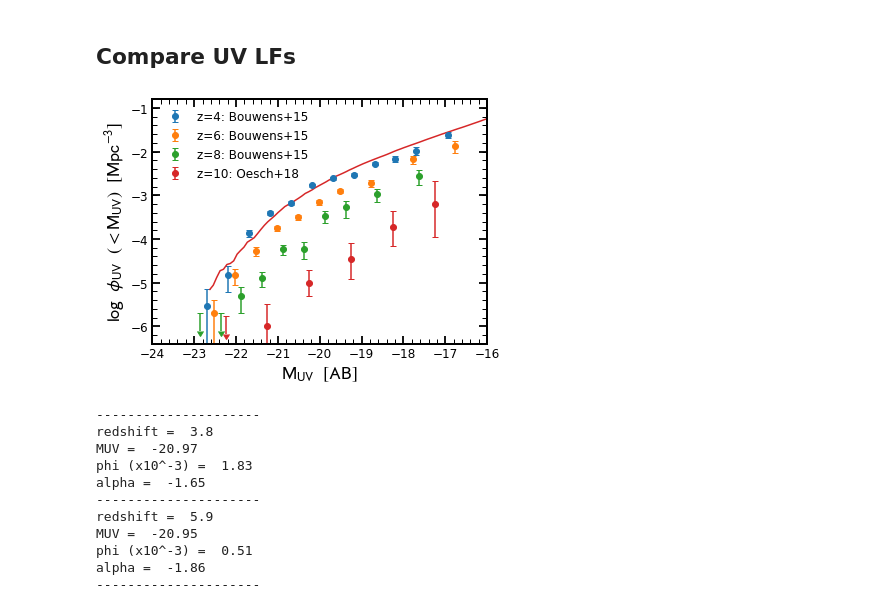
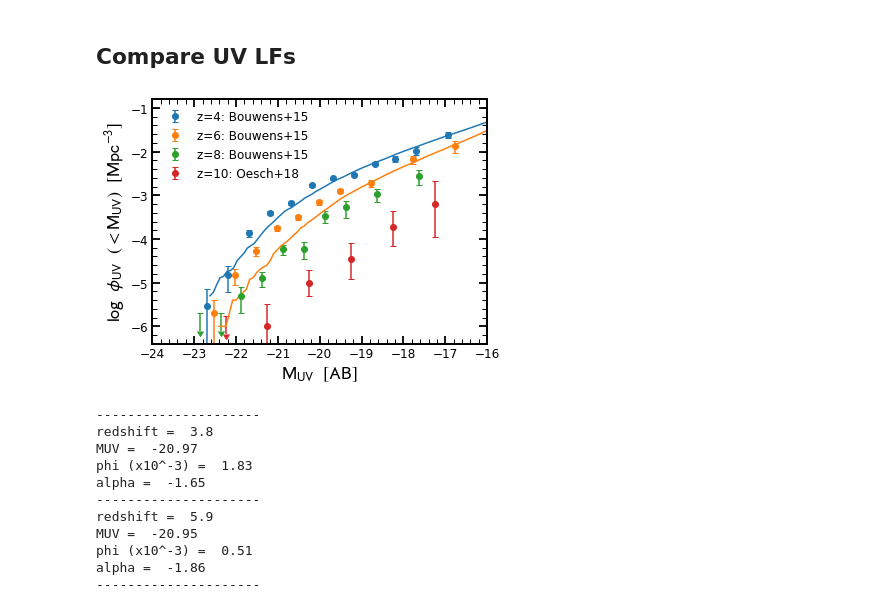
Before and after one commit to stacchella/halo_model, a Jupyter notebook: scripts/Comparison_UV_Observables.ipynb, the cells around one changed output. Drawn from its saved outputs; the diff is of its cells as text; code cells hidden in the pictures.

```diff
--- a/scripts/Comparison_UV_Observables.ipynb
+++ b/scripts/Comparison_UV_Observables.ipynb
@@ -312,35 +312,32 @@ mag_bins_center, LF = compute_LF(path_SP_cat + 'SFH_z4_constant_with_L.hdf5', vo
 # %%
 redshift_plot = ['4', '6', '8', '10']
 color_plot = ['C0', 'C1', 'C2', 'C3']
 label_plot = ['z=4: Bouwens+15', 'z=6: Bouwens+15', 'z=8: Bouwens+15', 'z=10: Oesch+18']
 
 
 fig, ax = plt.subplots(nrows=1, ncols=1, figsize=(6, 4.5))
 
 # plot data points from stepwise determination using SWML method
 for ii in range(len(redshift_plot)):
     plot_UV_LF_observations(ax, LF_obs_dict, redshift_plot[ii], color_plot[ii], label_plot[ii])
 
 
-#for ii in range(len(redshift_plot)):
-#    cat_SP = h5py.File(path_SP_cat + 'SFH_z' + redshift_plot[ii] + '_constant_with_L.hdf5', 'r')
-#    mag_list = -48.6-2.5*np.log10(cat_SP['luminosities/luminosity_0'][:, 2]/(4*np.pi*(3.086e+19)**2))
-#    mag_bins_center, LF = compute_LF(mag_list, volume_box, cumulative=False, add_dust=True, redshift_in=float(redshift_plot[ii]))
-
-ax.plot(mag_bins_center, np.log10(LF), '-', color=color_plot[ii])
+for ii in range(len(redshift_plot))[:2]:
+    mag_bins_center, LF = compute_LF(path_SP_cat + 'SFH_z' + redshift_plot[ii] + '_constant_with_L.hdf5', volume_box, cumulative=False, add_dust=True, redshift_in=4.0, completeness_correction=True)
+    ax.plot(mag_bins_center, np.log10(LF), '-', color=color_plot[ii])
 
 
 ax.set_xlabel(r'$\mathrm{M}_{\rm UV}\/\/\/\/[\mathrm{AB}]$', fontsize=18)
 ax.set_ylabel(r'$\log\/\/\/\/\phi_{\rm UV}\/\/\/\/(<\mathrm{M}_{\rm UV})\/\/\/\/[\mathrm{Mpc}^{-3}]$', fontsize=18)
 
 ax.set_xlim([-24, -16])
 ax.set_ylim([-6.4, -0.8])
 
 plt.legend(frameon=False, fontsize=12)
 plt.savefig(path_figures + 'UV_LF_test_2.pdf', bbox_inches='tight')
 plt.show()
 # %% [output]
-[figure, old version]
+[figure, new version]
 # %%
 # get observed UV LF from Bouwens et al 2015
 
```
Also changed, not shown: 7 other files.
